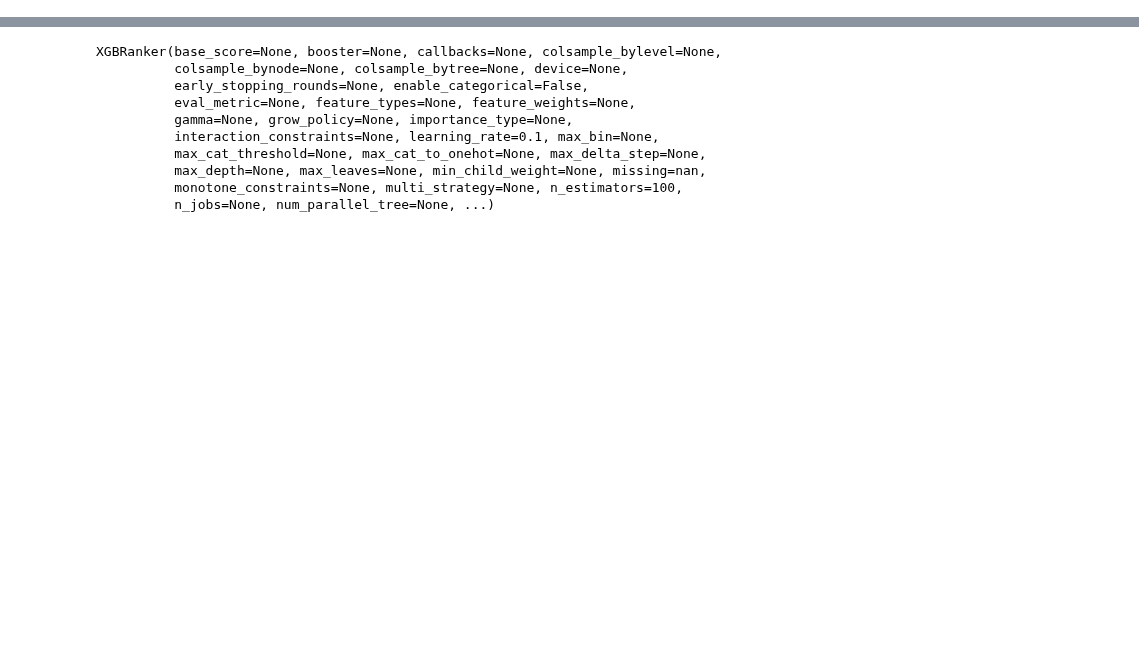
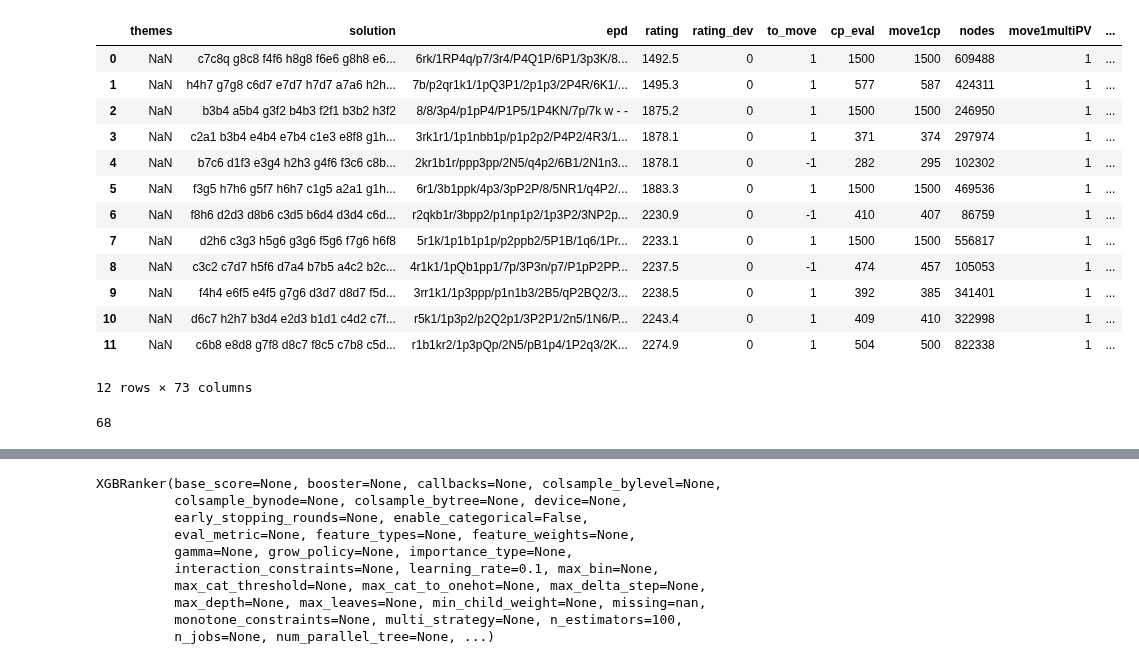
Before and after one commit to bajicluka01/chess-puzzle-evaluation, a Jupyter notebook: Ranker_test.ipynb, the cells around one changed output, grey strips where cells are left out. Drawn from its saved outputs; the diff is of its cells as text; code cells hidden in the pictures; blank space fills up the shorter version.

```diff
--- a/Ranker_test.ipynb
+++ b/Ranker_test.ipynb
@@ -22,3 +22,21 @@ df
 remove_attributes = []
 for c in df["themes"]:
     remove_attributes.extend(c.split(" "))
+# %%
+df_bratko = pd.read_csv("bratko_dataset_upgraded.csv")
+df_bratko
+# %% [output]
+|  | themes | solution | epd | rating | rating_dev | to_move | cp_eval | move1cp | nodes | move1multiPV | ... |
+| 0 | NaN | c7c8q g8c8 f4f6 h8g8 f6e6 g8h8 e6... | 6rk/1RP4q/p7/3r4/P4Q1P/6P1/3p3K/8... | 1492.5 | 0 | 1 | 1500 | 1500 | 609488 | 1 | ... |
+| 1 | NaN | h4h7 g7g8 c6d7 e7d7 h7d7 a7a6 h2h... | 7b/p2qr1k1/1pQ3P1/2p1p3/2P4R/6K1/... | 1495.3 | 0 | 1 | 577 | 587 | 424311 | 1 | ... |
+| 2 | NaN | b3b4 a5b4 g3f2 b4b3 f2f1 b3b2 h3f2 | 8/8/3p4/p1pP4/P1P5/1P4KN/7p/7k w - - | 1875.2 | 0 | 1 | 1500 | 1500 | 246950 | 1 | ... |
+| 3 | NaN | c2a1 b3b4 e4b4 e7b4 c1e3 e8f8 g1h... | 3rk1r1/1p1nbb1p/p1p2p2/P4P2/4R3/1... | 1878.1 | 0 | 1 | 371 | 374 | 297974 | 1 | ... |
+| 4 | NaN | b7c6 d1f3 e3g4 h2h3 g4f6 f3c6 c8b... | 2kr1b1r/ppp3pp/2N5/q4p2/6B1/2N1n3... | 1878.1 | 0 | -1 | 282 | 295 | 102302 | 1 | ... |
+| 5 | NaN | f3g5 h7h6 g5f7 h6h7 c1g5 a2a1 g1h... | 6r1/3b1ppk/4p3/3pP2P/8/5NR1/q4P2/... | 1883.3 | 0 | 1 | 1500 | 1500 | 469536 | 1 | ... |
+| 6 | NaN | f8h6 d2d3 d8b6 c3d5 b6d4 d3d4 c6d... | r2qkb1r/3bpp2/p1np1p2/1p3P2/3NP2p... | 2230.9 | 0 | -1 | 410 | 407 | 86759 | 1 | ... |
+| 7 | NaN | d2h6 c3g3 h5g6 g3g6 f5g6 f7g6 h6f8 | 5r1k/1p1b1p1p/p2ppb2/5P1B/1q6/1Pr... | 2233.1 | 0 | 1 | 1500 | 1500 | 556817 | 1 | ... |
+| 8 | NaN | c3c2 c7d7 h5f6 d7a4 b7b5 a4c2 b2c... | 4r1k1/1pQb1pp1/7p/3P3n/p7/P1pP2PP... | 2237.5 | 0 | -1 | 474 | 457 | 105053 | 1 | ... |
+| 9 | NaN | f4h4 e6f5 e4f5 g7g6 d3d7 d8d7 f5d... | 3rr1k1/1p3ppp/p1n1b3/2B5/qP2BQ2/3... | 2238.5 | 0 | 1 | 392 | 385 | 341401 | 1 | ... |
+| 10 | NaN | d6c7 h2h7 b3d4 e2d3 b1d1 c4d2 c7f... | r5k1/1p3p2/p2Q2p1/3P2P1/2n5/1N6/P... | 2243.4 | 0 | 1 | 409 | 410 | 322998 | 1 | ... |
+| 11 | NaN | c6b8 e8d8 g7f8 d8c7 f8c5 c7b8 c5d... | r1b1kr2/1p3pQp/2N5/pB1p4/1P2q3/2K... | 2274.9 | 0 | 1 | 504 | 500 | 822338 | 1 | ... |
+12 rows × 73 columns
@@ -24,0 +45,4 @@ for c in df["themes"]:
+# %%
+len(set(X.columns).intersection( set(X_bratko.columns)))
+# %% [output]
+68
```
Also changed, not shown: parts of 9 cells of this notebook, 4 other files.
